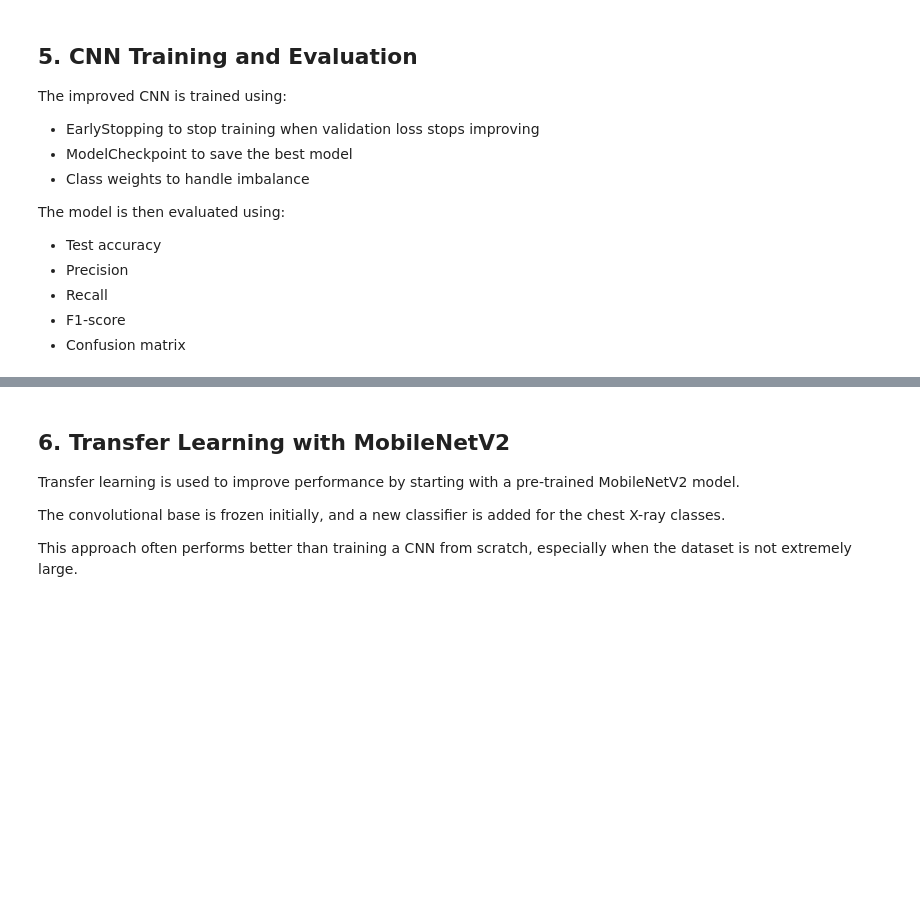
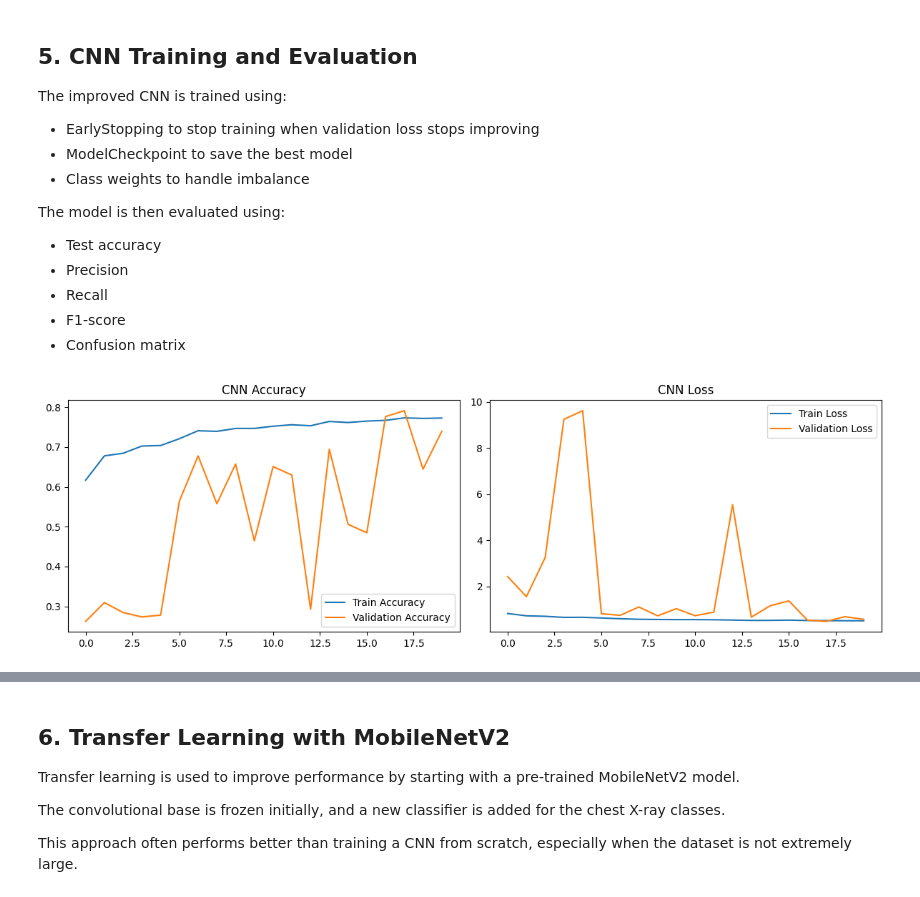
Before and after one commit to JoGe252/Deep-Neural-Networks-in-Tensorflow-and-Keras, a Jupyter notebook: pneumonia_assignment.ipynb, the cells around one changed output, grey strips where cells are left out. Cells and saved outputs as stored; diff of their text form; code cells hidden in the pictures; blank space fills up the shorter version.

```diff
--- a/pneumonia_assignment.ipynb
+++ b/pneumonia_assignment.ipynb
@@ -340,37 +386,42 @@ The model is then evaluated using:
 - F1-score
 - Confusion matrix
 # %%
-# EarlyStopping watches validation loss
-# If it does not improve for 5 epochs, training stops early
-early_stop = EarlyStopping(
-    monitor='val_loss',
-    patience=5,
-    restore_best_weights=True
-)
+# Create a wide figure for two graphs side by side
+plt.figure(figsize=(12,4))
 
-# ModelCheckpoint saves the best model file during training
-checkpoint = ModelCheckpoint(
-    "best_cnn_model.keras",
-    save_best_only=True
-)
+# ---- Accuracy graph ----
+plt.subplot(1,2,1)
 
-# Record start time before training
-start_time = time.time()
+# Plot training accuracy
+plt.plot(cnn_history.history['accuracy'], label='Train Accuracy')
 
-# Train the CNN model
-cnn_history = cnn_model.fit(
-    train_ds,
-    validation_data=val_ds,
-    epochs=20,                  # try up to 20 epochs
-    callbacks=[early_stop, checkpoint],
-    class_weight=class_weights  # use class weights to help imbalance
-)
+# Plot validation accuracy
+plt.plot(cnn_history.history['val_accuracy'], label='Validation Accuracy')
 
-# Calculate total training time
-cnn_train_time = time.time() - start_time
+# Add title and legend
+plt.title('CNN Accuracy')
+plt.legend()
 
-# Print training time
-print(f"CNN training time: {cnn_train_time:.2f} seconds")
+# ---- Loss graph ----
+plt.subplot(1,2,2)
+
+# Plot training loss
+plt.plot(cnn_history.history['loss'], label='Train Loss')
+
+# Plot validation loss
+plt.plot(cnn_history.history['val_loss'], label='Validation Loss')
+
+# Add title and legend
+plt.title('CNN Loss')
+plt.legend()
+
+# Make spacing look better
+plt.tight_layout()
+
+# Show the graphs
+plt.show()
+# %% [output]
+[figure, added]
 # %%
 # Evaluate the trained CNN on the separate test set
 cnn_test_loss, cnn_test_acc = cnn_model.evaluate(test_ds)
```
Also changed, not shown: parts of 16 cells of this notebook.
